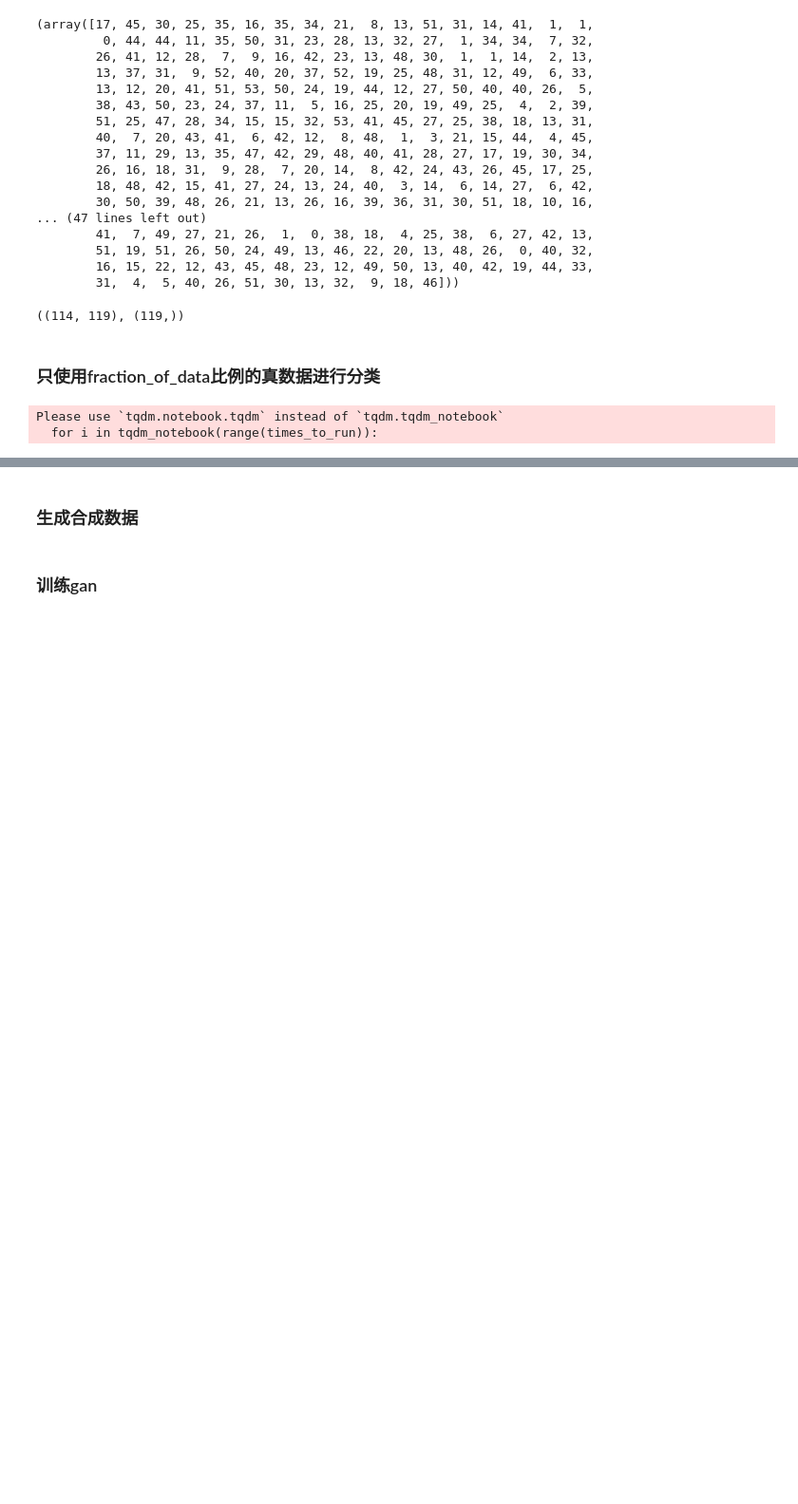
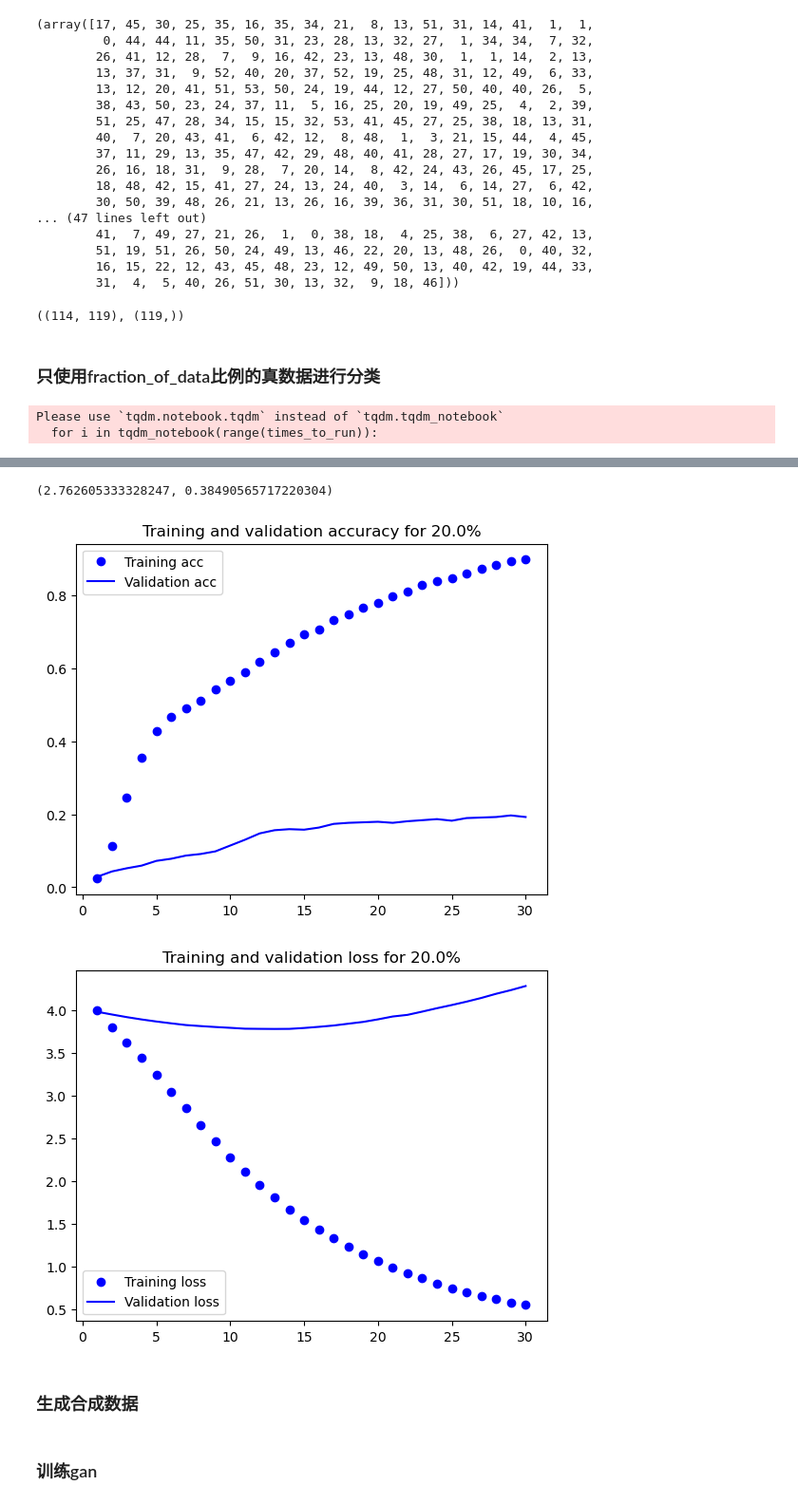
Before and after one commit to xfp-discerning/experiment, a Jupyter notebook: UJIIndoorLoc_GAN/gan_ref_00csv_v2.ipynb, the cells around one changed output, grey strips where cells are left out. Shown at 95% size. Cells and saved outputs as stored; diff of their text form; code cells hidden in the pictures; blank space fills up the shorter version.

```diff
--- a/UJIIndoorLoc_GAN/gan_ref_00csv_v2.ipynb
+++ b/UJIIndoorLoc_GAN/gan_ref_00csv_v2.ipynb
@@ -172,22 +173,17 @@ history = []
 for i in tqdm_notebook(range(times_to_run)):
     seed(i*seed_multiplier)#操作级
     tf.random.set_seed(i*seed_multiplier)#图级
-#     model = Sequential()
-#     model.add(Dense(1024, input_shape=(520,), activation='relu'))
-#     model.add(Dropout(0.2))
-#     model.add(Dense(512, activation='relu'))
-#     model.add(Dropout(0.2))
-#     model.add(Dense(256, activation='relu'))
-#     model.add(Dropout(0.1))
-#     model.add(Dense(128, activation='relu'))
-#     model.add(Dense(54, activation='softmax'))
+
     inp = Input(shape=input_shape,name='ap_features')
-    x = Dense(512,activation=LeakyReLU(alpha=0.3))(inp)
+    x = Dense(1024,activation=LeakyReLU(alpha=0.3))(inp)
+    x = Dropout(0.1)(x)
+    x = Dense(512,activation=LeakyReLU(alpha=0.3))(x)
     x = Dropout(0.1)(x)
     x = Dense(256,activation=LeakyReLU(alpha=0.3))(x)
     x = Dropout(0.1)(x)
     x = Dense(128,activation=LeakyReLU(alpha=0.3))(x)
     output = Dense(54,activation='sigmoid')(x)
+
     model = Model(inp,output)
 
     model.compile(optimizer=Adam(0.0002, 0.5),#learning rate, the exponential decay rate for the 1st moment estimates
@@ -251,3 +212,43 @@ test_loss,test_acc
+# %%
+trainacc = []
+trainloss = []
+valacc = []
+valloss = []
+for i in range (len(history)):
+    trainacc.append(history[i].history['accuracy'])
+    trainloss.append(history[i].history['loss'])
+    valacc.append(history[i].history['val_accuracy'])
+    valloss.append(history[i].history['val_loss'])
+
+acc = np.mean(trainacc, axis=0)
+val_acc = np.mean(valacc, axis=0)
+loss = np.mean(trainloss, axis=0)
+val_loss = np.mean(valloss, axis=0)
+epochs = range(1, len(acc) + 1)
+
+now = datetime.datetime.now()
+plt.plot(epochs, acc, 'bo', label='Training acc')
+plt.plot(epochs, val_acc, 'b', label='Validation acc')
+plt.title('Training and validation accuracy for {}%'.format(fraction_of_data*100))
+plt.legend()#作用是加上图例，很有必要
+plt.savefig("./00csv_v2_result/results/{}_real_TRandVAL_acc - {}%_{}_{}.png".format(now.strftime("%Y%m%d-%H%M%S"),
+                                                                                    fraction_of_data*100,num_of_data,
+                                                                                    data_to_gen))
+plt.figure()#创建新图
+plt.plot(epochs, loss, 'bo', label='Training loss')
+plt.plot(epochs, val_loss, 'b', label='Validation loss')
+plt.title('Training and validation loss for {}%'.format(fraction_of_data*100))
+plt.legend()
+plt.savefig("./00csv_v2_result/results/{}_real_TRandVAL_loss - {}%_{}_{}.png".format(now.strftime("%Y%m%d-%H%M%S"),
+                                                                                     fraction_of_data*100,num_of_data,
+                                                                                     data_to_gen))
+test_loss = np.mean(all_test_loss, axis=0)
+test_acc = np.mean(all_test_acc, axis=0)
+test_loss,test_acc
+# %% [output]
+(2.762605333328247, 0.38490565717220304)
+[figure, added]
+[figure, added]
 # %% [markdown]
 ### 生成合成数据
 # %%
```
Also changed, not shown: parts of 7 cells of this notebook, 46 other files.
